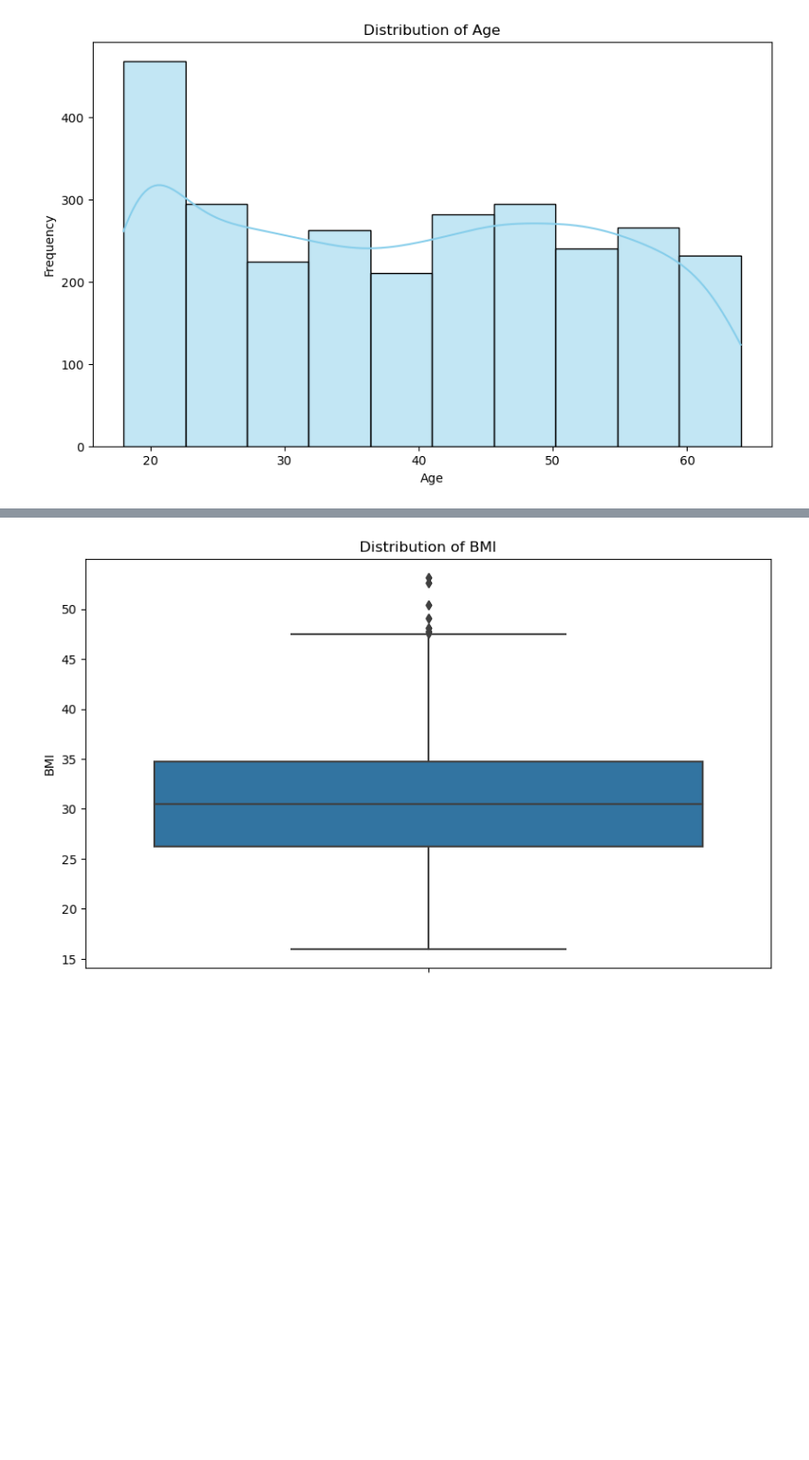
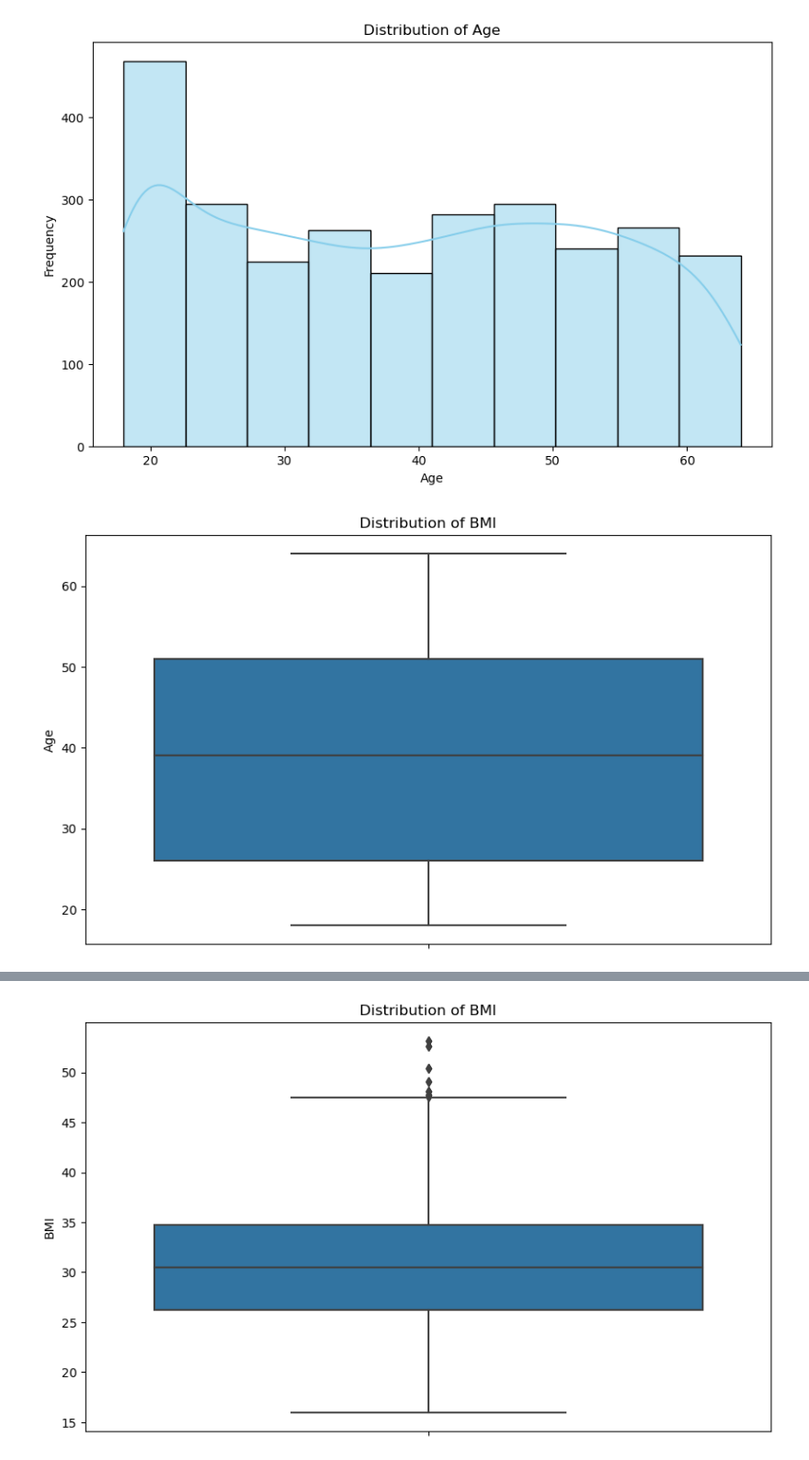
Before and after one commit to tyagi2607/data-science-portfolio, a Jupyter notebook: 1. medical_insurance_cost_prediction/cleaning_exploration.ipynb, the cells around one changed output, grey strips where cells are left out. Shown at 92% size. Saved outputs shown, nothing was run; the diff lists cells and outputs as text; code cells hidden in the pictures; blank space fills up the shorter version.

```diff
--- a/1. medical_insurance_cost_prediction/cleaning_exploration.ipynb
+++ b/1. medical_insurance_cost_prediction/cleaning_exploration.ipynb
@@ -142,3 +142,11 @@ plt.ylabel('Frequency')
 plt.show()
 # %% [output]
 [figure]
+# %%
+sns.boxplot(y='age', data=df)
+plt.title('Distribution of BMI')
+plt.ylabel('Age')
+# plt.ylabel('Frequency')
+plt.show()
+# %% [output]
+[figure, added]
```
Also changed, not shown: parts of 54 cells of this notebook.
